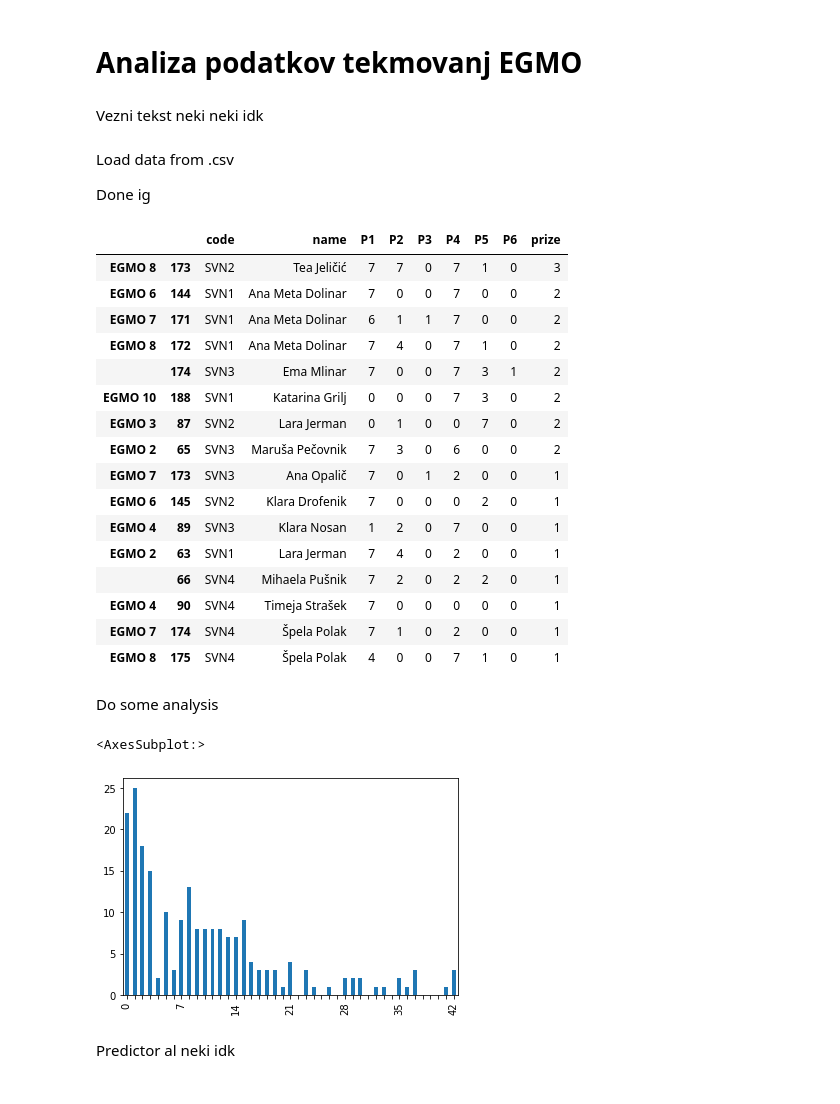
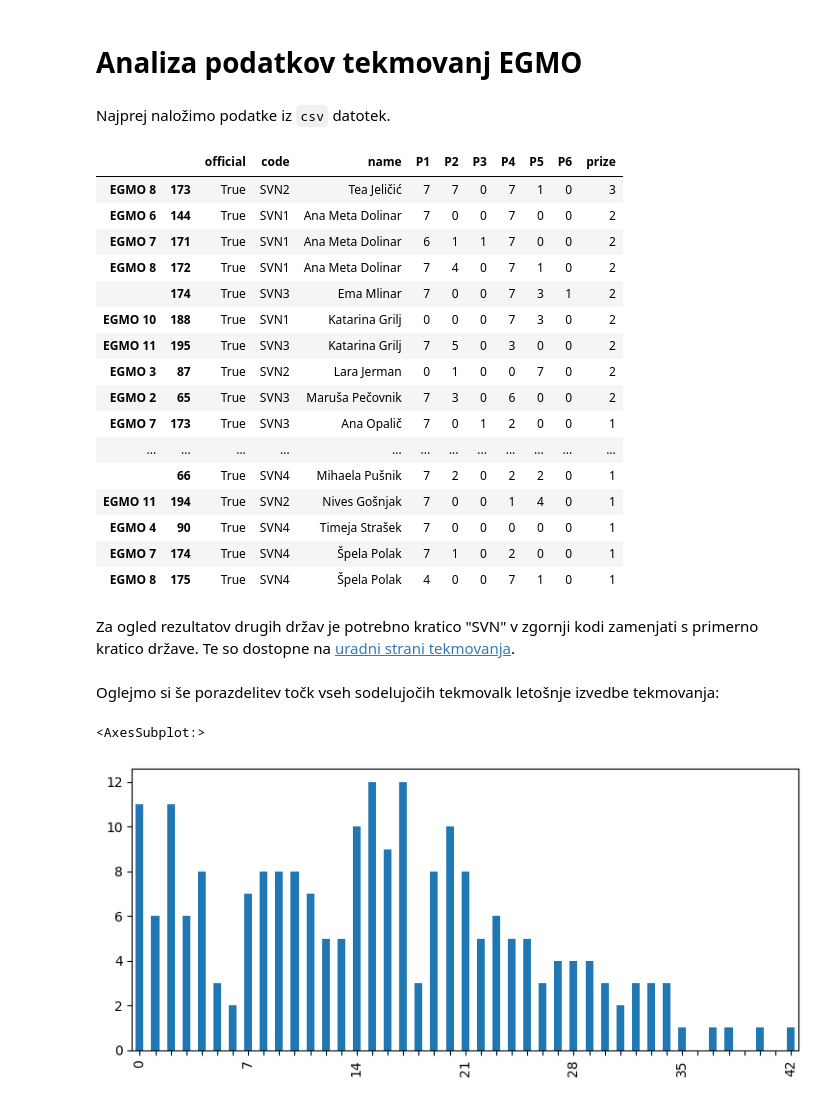
Before and after one commit to L3435/EGMO-Cutoffs-Predictor, a Jupyter notebook: Analiza.ipynb, the cells around one changed output. Saved outputs shown, nothing was run; the diff lists cells and outputs as text; code cells hidden in the pictures.

```diff
--- a/Analiza.ipynb
+++ b/Analiza.ipynb
@@ -1,9 +1,5 @@
 # %% [markdown]
 Analiza podatkov tekmovanj EGMO
 ===============================
-# %% [markdown]
-Vezni tekst neki neki idk
-# %% [markdown]
-Load data from .csv
-
-Done ig
+# %% [markdown]
+Najprej naložimo podatke iz `csv` datotek.
@@ -10,39 +10,36 @@ Done ig
 # %%
-import pandas as pd
-
-egmo_array = [pd.read_csv(f"podatki/csv/egmo{i}.csv") for i in range(2, 11)]
-egmo = pd.concat(egmo_array, keys=[f"EGMO {i}" for i in range(2, 11)])
+egmo = pd.concat(egmo_array, keys=[f"EGMO {i}" for i in range(2, 12)])
 egmo[(egmo["code"].str.contains("SVN")) & (egmo["prize"] > 0)].sort_values(["prize", "name"], ascending=[False, True])
 # %% [output]
-|  |  | code | name | P1 | P2 | P3 | P4 | P5 | P6 | prize |
-| EGMO 8 | 173 | SVN2 | Tea Jeličić | 7 | 7 | 0 | 7 | 1 | 0 | 3 |
-| EGMO 6 | 144 | SVN1 | Ana Meta Dolinar | 7 | 0 | 0 | 7 | 0 | 0 | 2 |
-| EGMO 7 | 171 | SVN1 | Ana Meta Dolinar | 6 | 1 | 1 | 7 | 0 | 0 | 2 |
-| EGMO 8 | 172 | SVN1 | Ana Meta Dolinar | 7 | 4 | 0 | 7 | 1 | 0 | 2 |
-|  | 174 | SVN3 | Ema Mlinar | 7 | 0 | 0 | 7 | 3 | 1 | 2 |
-| EGMO 10 | 188 | SVN1 | Katarina Grilj | 0 | 0 | 0 | 7 | 3 | 0 | 2 |
-| EGMO 3 | 87 | SVN2 | Lara Jerman | 0 | 1 | 0 | 0 | 7 | 0 | 2 |
-| EGMO 2 | 65 | SVN3 | Maruša Pečovnik | 7 | 3 | 0 | 6 | 0 | 0 | 2 |
-| EGMO 7 | 173 | SVN3 | Ana Opalič | 7 | 0 | 1 | 2 | 0 | 0 | 1 |
-| EGMO 6 | 145 | SVN2 | Klara Drofenik | 7 | 0 | 0 | 0 | 2 | 0 | 1 |
-| EGMO 4 | 89 | SVN3 | Klara Nosan | 1 | 2 | 0 | 7 | 0 | 0 | 1 |
-| EGMO 2 | 63 | SVN1 | Lara Jerman | 7 | 4 | 0 | 2 | 0 | 0 | 1 |
-|  | 66 | SVN4 | Mihaela Pušnik | 7 | 2 | 0 | 2 | 2 | 0 | 1 |
-| EGMO 4 | 90 | SVN4 | Timeja Strašek | 7 | 0 | 0 | 0 | 0 | 0 | 1 |
-| EGMO 7 | 174 | SVN4 | Špela Polak | 7 | 1 | 0 | 2 | 0 | 0 | 1 |
-| EGMO 8 | 175 | SVN4 | Špela Polak | 4 | 0 | 0 | 7 | 1 | 0 | 1 |
+|  |  | official | code | name | P1 | P2 | P3 | P4 | P5 | P6 | prize |
+| EGMO 8 | 173 | True | SVN2 | Tea Jeličić | 7 | 7 | 0 | 7 | 1 | 0 | 3 |
+| EGMO 6 | 144 | True | SVN1 | Ana Meta Dolinar | 7 | 0 | 0 | 7 | 0 | 0 | 2 |
+| EGMO 7 | 171 | True | SVN1 | Ana Meta Dolinar | 6 | 1 | 1 | 7 | 0 | 0 | 2 |
+| EGMO 8 | 172 | True | SVN1 | Ana Meta Dolinar | 7 | 4 | 0 | 7 | 1 | 0 | 2 |
+|  | 174 | True | SVN3 | Ema Mlinar | 7 | 0 | 0 | 7 | 3 | 1 | 2 |
+| EGMO 10 | 188 | True | SVN1 | Katarina Grilj | 0 | 0 | 0 | 7 | 3 | 0 | 2 |
+| EGMO 11 | 195 | True | SVN3 | Katarina Grilj | 7 | 5 | 0 | 3 | 0 | 0 | 2 |
+| EGMO 3 | 87 | True | SVN2 | Lara Jerman | 0 | 1 | 0 | 0 | 7 | 0 | 2 |
+| EGMO 2 | 65 | True | SVN3 | Maruša Pečovnik | 7 | 3 | 0 | 6 | 0 | 0 | 2 |
+| EGMO 7 | 173 | True | SVN3 | Ana Opalič | 7 | 0 | 1 | 2 | 0 | 0 | 1 |
+| ... | ... | ... | ... | ... | ... | ... | ... | ... | ... | ... | ... |
+|  | 66 | True | SVN4 | Mihaela Pušnik | 7 | 2 | 0 | 2 | 2 | 0 | 1 |
+| EGMO 11 | 194 | True | SVN2 | Nives Gošnjak | 7 | 0 | 0 | 1 | 4 | 0 | 1 |
+| EGMO 4 | 90 | True | SVN4 | Timeja Strašek | 7 | 0 | 0 | 0 | 0 | 0 | 1 |
+| EGMO 7 | 174 | True | SVN4 | Špela Polak | 7 | 1 | 0 | 2 | 0 | 0 | 1 |
+| EGMO 8 | 175 | True | SVN4 | Špela Polak | 4 | 0 | 0 | 7 | 1 | 0 | 1 |
-# %% [markdown]
-Do some analysis
+# %% [markdown]
+Za ogled rezultatov drugih držav je potrebno kratico "SVN" v zgornji kodi zamenjati s primerno kratico države. Te so dostopne na [uradni strani tekmovanja](https://www.egmo.org/countries/).
+# %% [markdown]
+Oglejmo si še porazdelitev točk vseh sodelujočih tekmovalk letošnje izvedbe tekmovanja:
 # %%
-egmo10 = pd.read_csv("podatki/csv/egmo10.csv")
-egmo10['skupaj'] = sum(egmo10[f"P{i}"] for i in range(1,7))
-graf = egmo10['skupaj'].value_counts().reindex(index=[t for t in range(43)]).sort_index().plot.bar(x='skupaj', y='count')
+egmo11 = pd.read_csv("podatki/csv/egmo11.csv")
+egmo11['skupaj'] = sum(egmo11[f"P{i}"] for i in range(1,7))
+graf = egmo11['skupaj'].value_counts().reindex(index=[t for t in range(43)]).sort_index().plot.bar(x='skupaj', y='count')
 for i, t in enumerate(graf.get_xticklabels()):
     if (i % 7) != 0:
         t.set_visible(False)
 graf
 # %% [output]
 <AxesSubplot:>
-[figure, old version]
+[figure, new version]
-# %% [markdown]
-Predictor al neki idk
```
Also changed, not shown: parts of 10 cells of this notebook, 23 other files.
